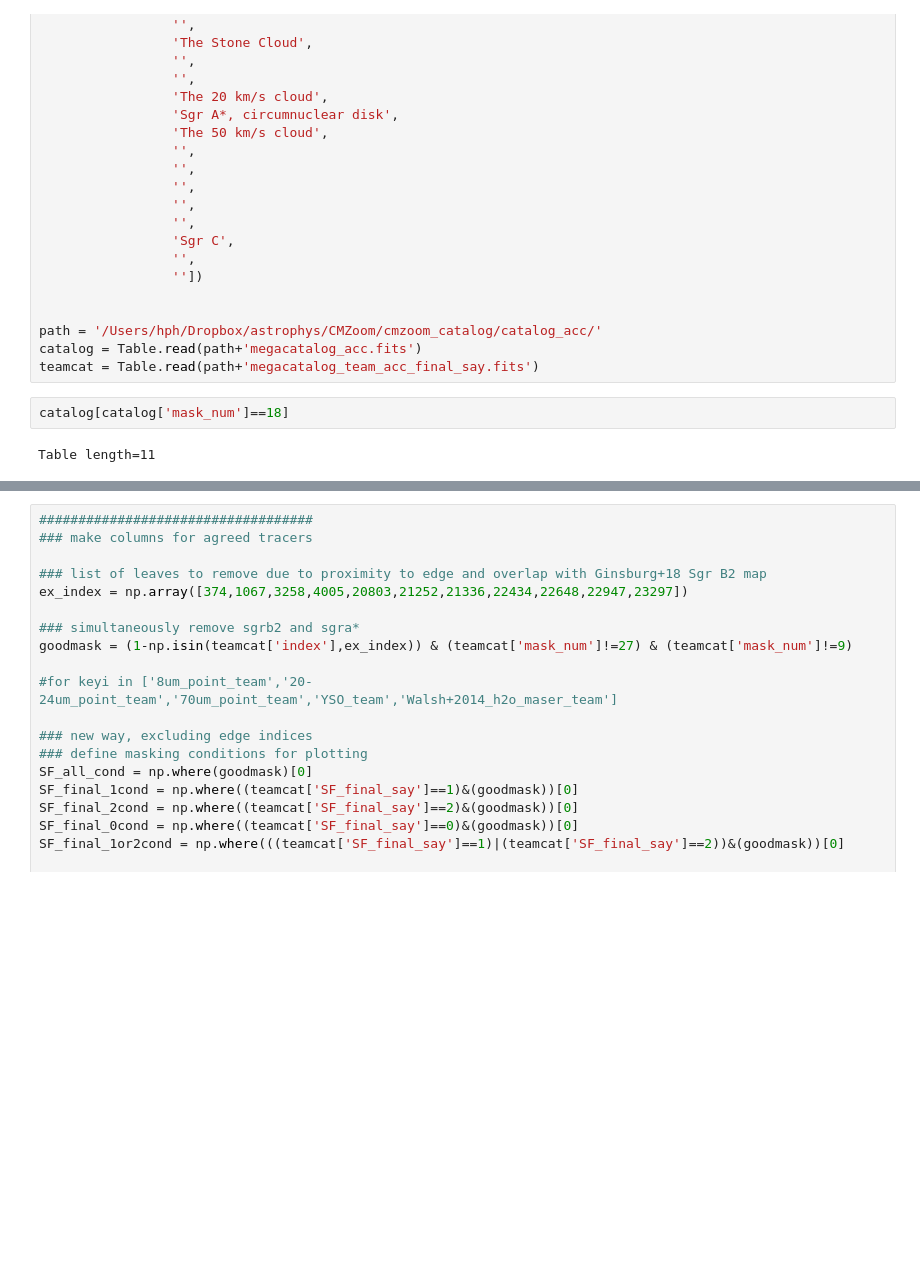
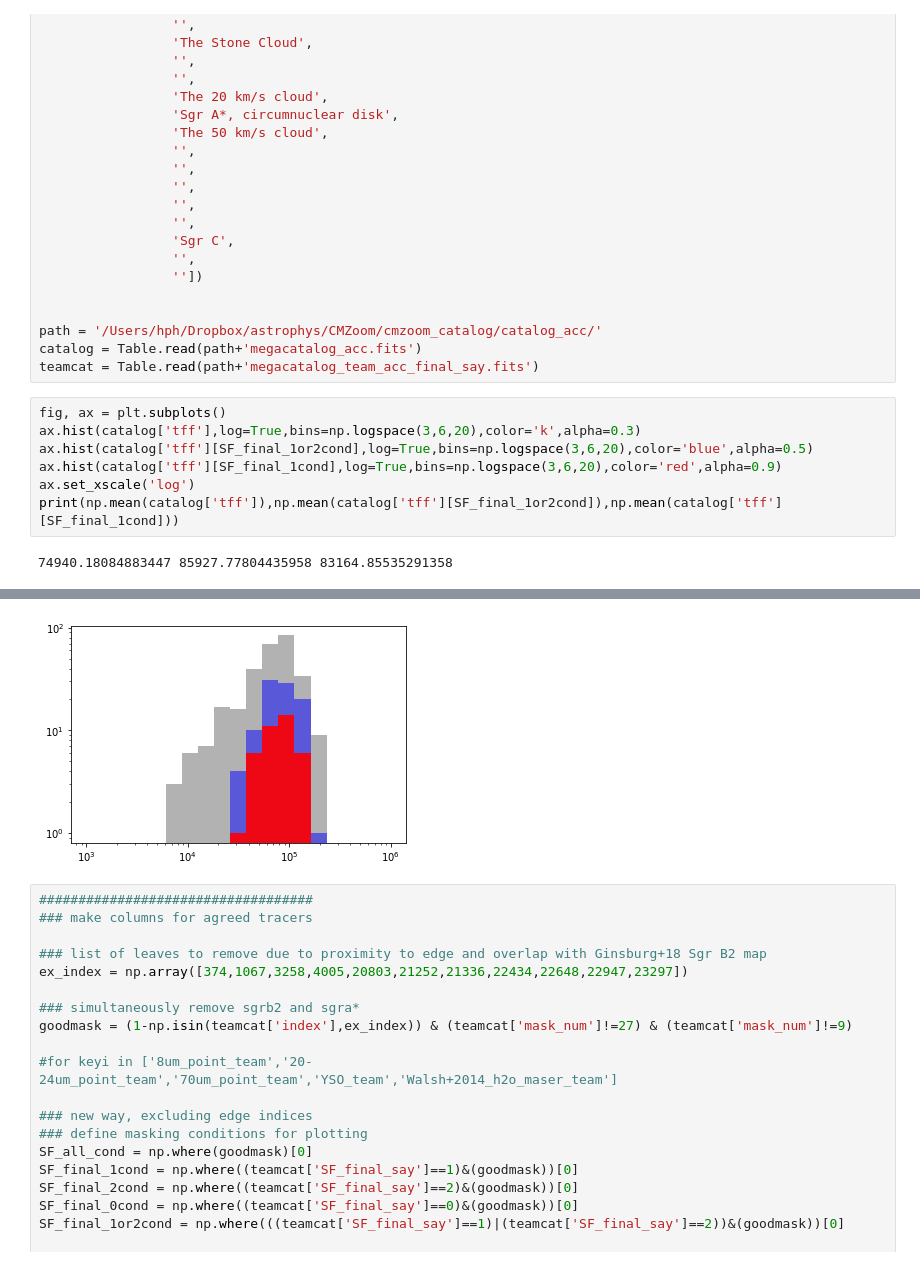
Before and after one commit to hpthatchfield/cmzoom_SFC, a Jupyter notebook: make_cloud_SFR_tables.ipynb, the cells around one changed output, grey strips where cells are left out. Cells and saved outputs as stored; diff of their text form; blank space fills up the shorter version.

```diff
--- a/make_cloud_SFR_tables.ipynb
+++ b/make_cloud_SFR_tables.ipynb
@@ -168,6 +168,11 @@ path = '/Users/hph/Dropbox/astrophys/CMZoom/cmzoom_catalog/catalog_acc/'
 catalog = Table.read(path+'megacatalog_acc.fits')
 teamcat = Table.read(path+'megacatalog_team_acc_final_say.fits')
 # %%
-catalog[catalog['mask_num']==18]
+fig, ax = plt.subplots()
+ax.hist(catalog['tff'],log=True,bins=np.logspace(3,6,20),color='k',alpha=0.3)
+ax.hist(catalog['tff'][SF_final_1or2cond],log=True,bins=np.logspace(3,6,20),color='blue',alpha=0.5)
+ax.hist(catalog['tff'][SF_final_1cond],log=True,bins=np.logspace(3,6,20),color='red',alpha=0.9)
+ax.set_xscale('log')
+print(np.mean(catalog['tff']),np.mean(catalog['tff'][SF_final_1or2cond]),np.mean(catalog['tff'][SF_final_1cond]))
 # %% [output]
-Table length=11
+74940.18084883447 85927.77804435958 83164.85535291358
@@ -188,3 +179,4 @@ Table length=11
+[figure, added]
 # %%
 ###################################
 ### make columns for agreed tracers
```
Also changed, not shown: parts of 6 cells of this notebook.
